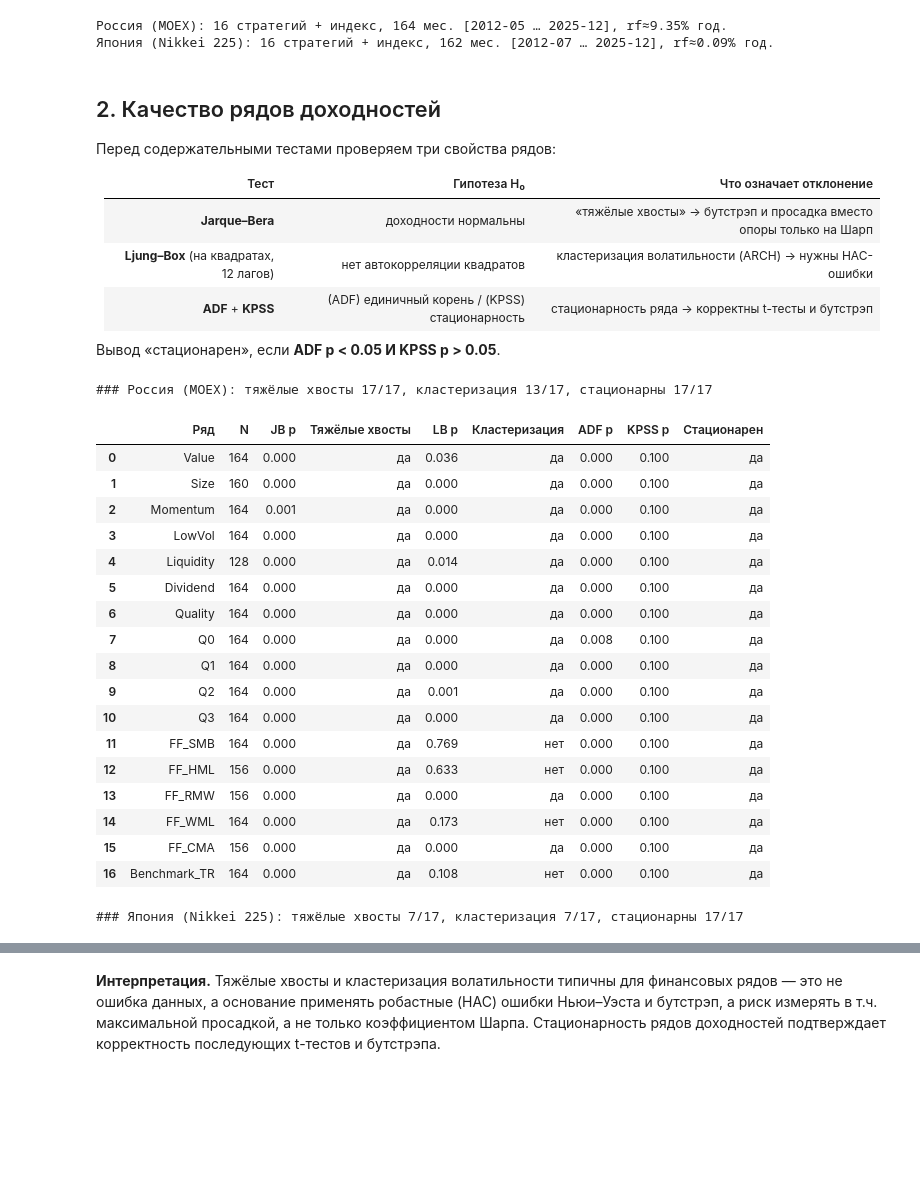
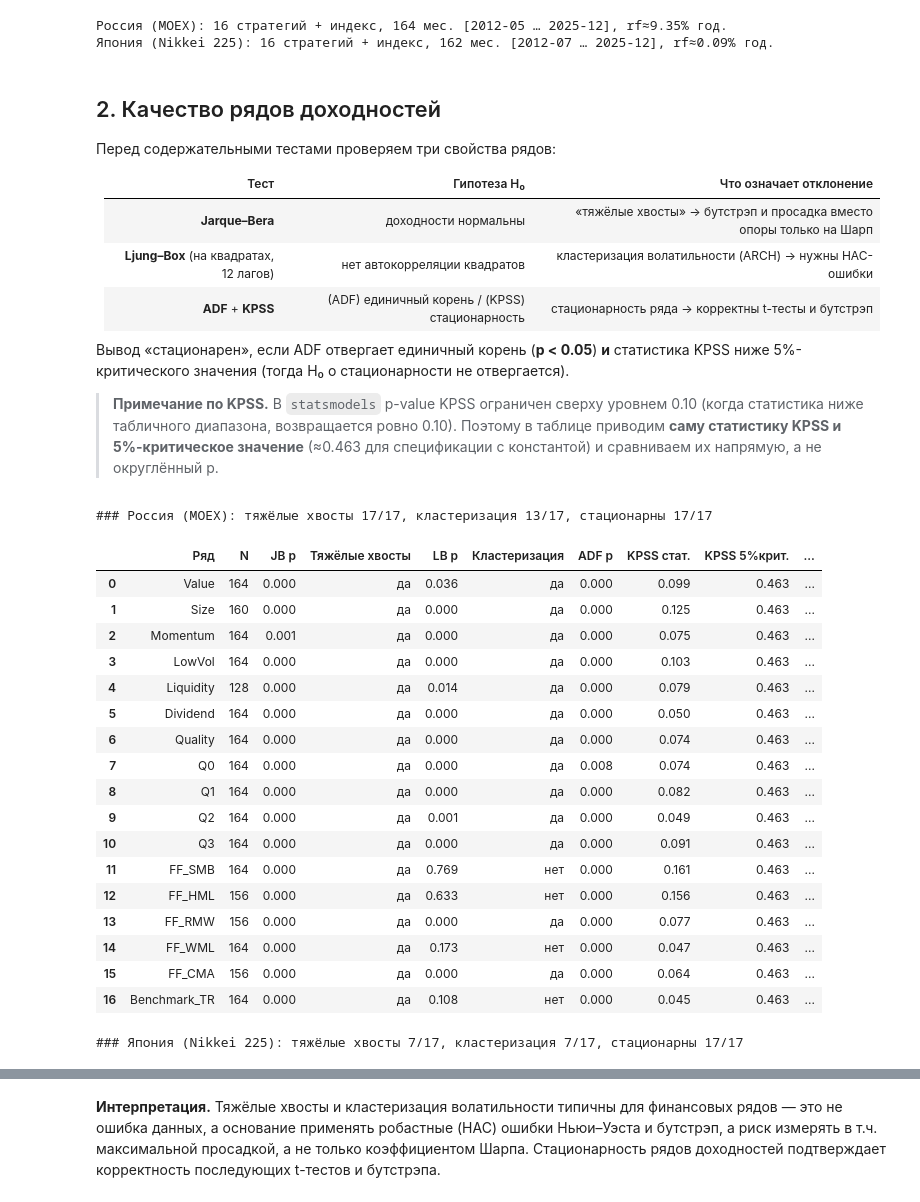
Before and after one commit to eremkindv91/dividend-factor-strategies, a Jupyter notebook: notebooks/05_statistical_validation.ipynb, the cells around one changed output, grey strips where cells are left out. Saved outputs shown, nothing was run; the diff lists cells and outputs as text; code cells hidden in the pictures; blank space fills up the shorter version.

Commit message:
поправил вывод KPSS в ноутбуке 05: статистика и критическое значение вместо p

```diff
--- a/notebooks/05_statistical_validation.ipynb
+++ b/notebooks/05_statistical_validation.ipynb
@@ -115,54 +115,67 @@ for name, m in MARKETS.items():
 | **Ljung–Box** (на квадратах, 12 лагов) | нет автокорреляции квадратов | кластеризация волатильности (ARCH) → нужны HAC-ошибки |
 | **ADF** + **KPSS** | (ADF) единичный корень / (KPSS) стационарность | стационарность ряда → корректны t-тесты и бутстрэп |
 
-Вывод «стационарен», если **ADF p < 0.05 И KPSS p > 0.05**.
+Вывод «стационарен», если ADF отвергает единичный корень (**p < 0.05**) **и** статистика KPSS
+ниже 5%-критического значения (тогда H₀ о стационарности не отвергается).
+
+> **Примечание по KPSS.** В `statsmodels` p-value KPSS ограничен сверху уровнем 0.10 (когда
+> статистика ниже табличного диапазона, возвращается ровно 0.10). Поэтому в таблице приводим
+> **саму статистику KPSS и 5%-критическое значение** (≈0.463 для спецификации с константой) и
+> сравниваем их напрямую, а не округлённый p.
 # %%
 def step2_quality(r):
     rows = []
     for col in r.columns:
         x = r[col].dropna()
         jb_p  = stats.jarque_bera(x)[1]
         lb_p  = acorr_ljungbox(x.values**2, lags=[12], return_df=True)['lb_pvalue'].iloc[0]
         adf_p = adfuller(x.values, autolag='AIC')[1]
+        # KPSS: показываем САМУ статистику и 5%-крит. значение (p в statsmodels
+        # ограничен сверху 0.10, когда статистика вне таблицы — отсюда мнимая
+        # «одинаковость»; решаем по сравнению статистики с крит. значением).
         with warnings.catch_warnings():
             warnings.simplefilter('ignore')
-            try:    kpss_p = kpss(x.values, regression='c', nlags='auto')[1]
-            except Exception: kpss_p = np.nan
-        stationary = (adf_p < 0.05) and (kpss_p > 0.05)
+            try:
+                kstat, _, _, kcrit = kpss(x.values, regression='c', nlags='auto')
+                kcrit5 = kcrit['5%']
+            except Exception:
+                kstat, kcrit5 = np.nan, np.nan
+        # H0 KPSS = стационарность: НЕ отвергаем, если статистика < 5%-крит.
+        stationary = (adf_p < 0.05) and (kstat < kcrit5)
         rows.append({'Ряд': col, 'N': len(x),
                      'JB p': jb_p, 'Тяжёлые хвосты': 'да' if jb_p < 0.05 else 'нет',
                      'LB p': lb_p, 'Кластеризация': 'да' if lb_p < 0.05 else 'нет',
-                     'ADF p': adf_p, 'KPSS p': kpss_p,
+                     'ADF p': adf_p, 'KPSS стат.': kstat, 'KPSS 5%крит.': kcrit5,
                      'Стационарен': 'да' if stationary else 'проверить'})
     return pd.DataFrame(rows)
 
 quality = {}
 for name, m in MARKETS.items():
     q = step2_quality(m['r'])          # m['r'] уже включает Benchmark_TR
     quality[name] = q
     n = len(q)
     print(f"\n### {name}: тяжёлые хвосты {sum(q['Тяжёлые хвосты']=='да')}/{n}, "
           f"кластеризация {sum(q['Кластеризация']=='да')}/{n}, "
           f"стационарны {sum(q['Стационарен']=='да')}/{n}")
     display(q.round(3))
 # %% [output]
 ### Россия (MOEX): тяжёлые хвосты 17/17, кластеризация 13/17, стационарны 17/17
-|  | Ряд | N | JB p | Тяжёлые хвосты | LB p | Кластеризация | ADF p | KPSS p | Стационарен |
-| 0 | Value | 164 | 0.000 | да | 0.036 | да | 0.000 | 0.100 | да |
-| 1 | Size | 160 | 0.000 | да | 0.000 | да | 0.000 | 0.100 | да |
-| 2 | Momentum | 164 | 0.001 | да | 0.000 | да | 0.000 | 0.100 | да |
-| 3 | LowVol | 164 | 0.000 | да | 0.000 | да | 0.000 | 0.100 | да |
-| 4 | Liquidity | 128 | 0.000 | да | 0.014 | да | 0.000 | 0.100 | да |
-| 5 | Dividend | 164 | 0.000 | да | 0.000 | да | 0.000 | 0.100 | да |
-| 6 | Quality | 164 | 0.000 | да | 0.000 | да | 0.000 | 0.100 | да |
-| 7 | Q0 | 164 | 0.000 | да | 0.000 | да | 0.008 | 0.100 | да |
-| 8 | Q1 | 164 | 0.000 | да | 0.000 | да | 0.000 | 0.100 | да |
-| 9 | Q2 | 164 | 0.000 | да | 0.001 | да | 0.000 | 0.100 | да |
-| 10 | Q3 | 164 | 0.000 | да | 0.000 | да | 0.000 | 0.100 | да |
-| 11 | FF_SMB | 164 | 0.000 | да | 0.769 | нет | 0.000 | 0.100 | да |
-| 12 | FF_HML | 156 | 0.000 | да | 0.633 | нет | 0.000 | 0.100 | да |
-| 13 | FF_RMW | 156 | 0.000 | да | 0.000 | да | 0.000 | 0.100 | да |
-| 14 | FF_WML | 164 | 0.000 | да | 0.173 | нет | 0.000 | 0.100 | да |
-| 15 | FF_CMA | 156 | 0.000 | да | 0.000 | да | 0.000 | 0.100 | да |
-| 16 | Benchmark_TR | 164 | 0.000 | да | 0.108 | нет | 0.000 | 0.100 | да |
+|  | Ряд | N | JB p | Тяжёлые хвосты | LB p | Кластеризация | ADF p | KPSS стат. | KPSS 5%крит. | ... |
+| 0 | Value | 164 | 0.000 | да | 0.036 | да | 0.000 | 0.099 | 0.463 | ... |
+| 1 | Size | 160 | 0.000 | да | 0.000 | да | 0.000 | 0.125 | 0.463 | ... |
+| 2 | Momentum | 164 | 0.001 | да | 0.000 | да | 0.000 | 0.075 | 0.463 | ... |
+| 3 | LowVol | 164 | 0.000 | да | 0.000 | да | 0.000 | 0.103 | 0.463 | ... |
+| 4 | Liquidity | 128 | 0.000 | да | 0.014 | да | 0.000 | 0.079 | 0.463 | ... |
+| 5 | Dividend | 164 | 0.000 | да | 0.000 | да | 0.000 | 0.050 | 0.463 | ... |
+| 6 | Quality | 164 | 0.000 | да | 0.000 | да | 0.000 | 0.074 | 0.463 | ... |
+| 7 | Q0 | 164 | 0.000 | да | 0.000 | да | 0.008 | 0.074 | 0.463 | ... |
+| 8 | Q1 | 164 | 0.000 | да | 0.000 | да | 0.000 | 0.082 | 0.463 | ... |
+| 9 | Q2 | 164 | 0.000 | да | 0.001 | да | 0.000 | 0.049 | 0.463 | ... |
+| 10 | Q3 | 164 | 0.000 | да | 0.000 | да | 0.000 | 0.091 | 0.463 | ... |
+| 11 | FF_SMB | 164 | 0.000 | да | 0.769 | нет | 0.000 | 0.161 | 0.463 | ... |
+| 12 | FF_HML | 156 | 0.000 | да | 0.633 | нет | 0.000 | 0.156 | 0.463 | ... |
+| 13 | FF_RMW | 156 | 0.000 | да | 0.000 | да | 0.000 | 0.077 | 0.463 | ... |
+| 14 | FF_WML | 164 | 0.000 | да | 0.173 | нет | 0.000 | 0.047 | 0.463 | ... |
+| 15 | FF_CMA | 156 | 0.000 | да | 0.000 | да | 0.000 | 0.064 | 0.463 | ... |
+| 16 | Benchmark_TR | 164 | 0.000 | да | 0.108 | нет | 0.000 | 0.045 | 0.463 | ... |
 ### Япония (Nikkei 225): тяжёлые хвосты 7/17, кластеризация 7/17, стационарны 17/17
```
Also changed, not shown: parts of 1 cell of this notebook, 1 other file.
